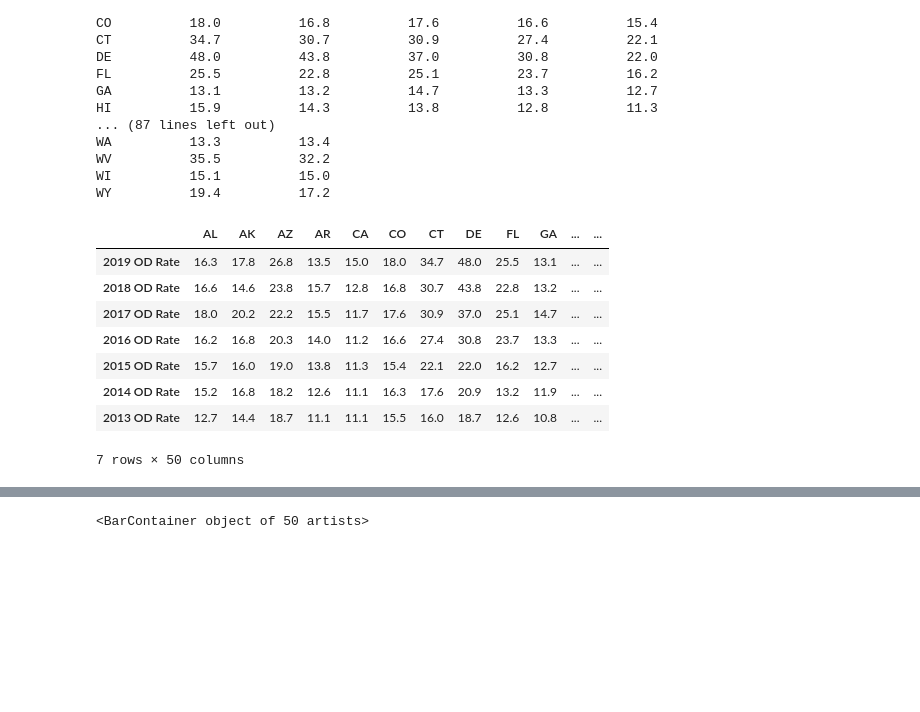
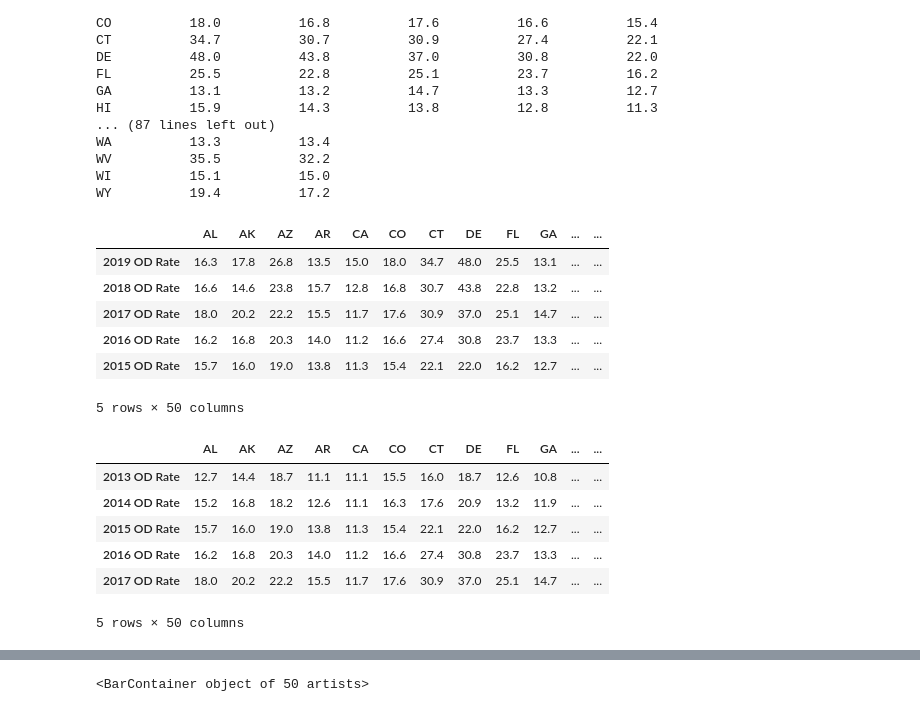
Before and after one commit to NefertitiM/Determinants-of-Opioid-Mortality, a Jupyter notebook: ProjectCode_Alex/CDC_Dataset_Code.ipynb, the cells around one changed output, grey strips where cells are left out. Saved outputs shown, nothing was run; the diff lists cells and outputs as text; code cells hidden in the pictures; blank space fills up the shorter version.

```diff
--- a/ProjectCode_Alex/CDC_Dataset_Code.ipynb
+++ b/ProjectCode_Alex/CDC_Dataset_Code.ipynb
@@ -224,20 +227,29 @@ WV          35.5          32.2
 WI          15.1          15.0
 WY          19.4          17.2
 # %%
+#transposition of state data and yearly OD rate
 transposed_overdose_df = drug_overdose_rates_df.transpose()
-transposed_overdose_df.head(10)
+transposed_overdose_df.head()
 # %% [output]
 |  | AL | AK | AZ | AR | CA | CO | CT | DE | FL | GA | ... | ... |
 | 2019 OD Rate | 16.3 | 17.8 | 26.8 | 13.5 | 15.0 | 18.0 | 34.7 | 48.0 | 25.5 | 13.1 | ... | ... |
 | 2018 OD Rate | 16.6 | 14.6 | 23.8 | 15.7 | 12.8 | 16.8 | 30.7 | 43.8 | 22.8 | 13.2 | ... | ... |
 | 2017 OD Rate | 18.0 | 20.2 | 22.2 | 15.5 | 11.7 | 17.6 | 30.9 | 37.0 | 25.1 | 14.7 | ... | ... |
 | 2016 OD Rate | 16.2 | 16.8 | 20.3 | 14.0 | 11.2 | 16.6 | 27.4 | 30.8 | 23.7 | 13.3 | ... | ... |
 | 2015 OD Rate | 15.7 | 16.0 | 19.0 | 13.8 | 11.3 | 15.4 | 22.1 | 22.0 | 16.2 | 12.7 | ... | ... |
-| 2014 OD Rate | 15.2 | 16.8 | 18.2 | 12.6 | 11.1 | 16.3 | 17.6 | 20.9 | 13.2 | 11.9 | ... | ... |
-| 2013 OD Rate | 12.7 | 14.4 | 18.7 | 11.1 | 11.1 | 15.5 | 16.0 | 18.7 | 12.6 | 10.8 | ... | ... |
-7 rows × 50 columns
+5 rows × 50 columns
 # %%
+#reordering rows by ascending year
 sorted_overdose_data = transposed_overdose_df.sort_index(ascending=True)
+sorted_overdose_data.head()
+# %% [output]
+|  | AL | AK | AZ | AR | CA | CO | CT | DE | FL | GA | ... | ... |
+| 2013 OD Rate | 12.7 | 14.4 | 18.7 | 11.1 | 11.1 | 15.5 | 16.0 | 18.7 | 12.6 | 10.8 | ... | ... |
+| 2014 OD Rate | 15.2 | 16.8 | 18.2 | 12.6 | 11.1 | 16.3 | 17.6 | 20.9 | 13.2 | 11.9 | ... | ... |
+| 2015 OD Rate | 15.7 | 16.0 | 19.0 | 13.8 | 11.3 | 15.4 | 22.1 | 22.0 | 16.2 | 12.7 | ... | ... |
+| 2016 OD Rate | 16.2 | 16.8 | 20.3 | 14.0 | 11.2 | 16.6 | 27.4 | 30.8 | 23.7 | 13.3 | ... | ... |
+| 2017 OD Rate | 18.0 | 20.2 | 22.2 | 15.5 | 11.7 | 17.6 | 30.9 | 37.0 | 25.1 | 14.7 | ... | ... |
+5 rows × 50 columns
 # %%
 import seaborn as sns
 # %%
```
Also changed, not shown: parts of 26 cells of this notebook, 6 other files.
